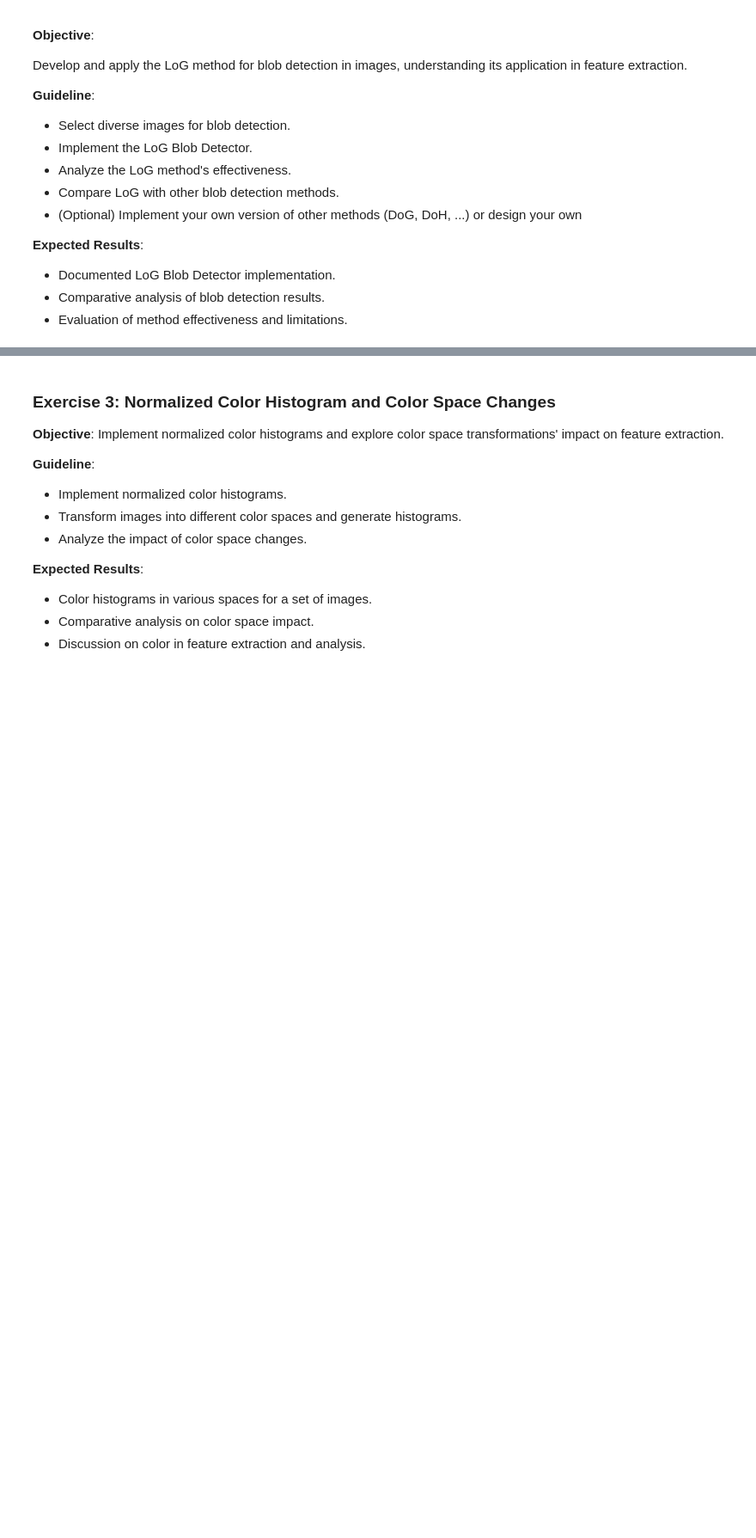
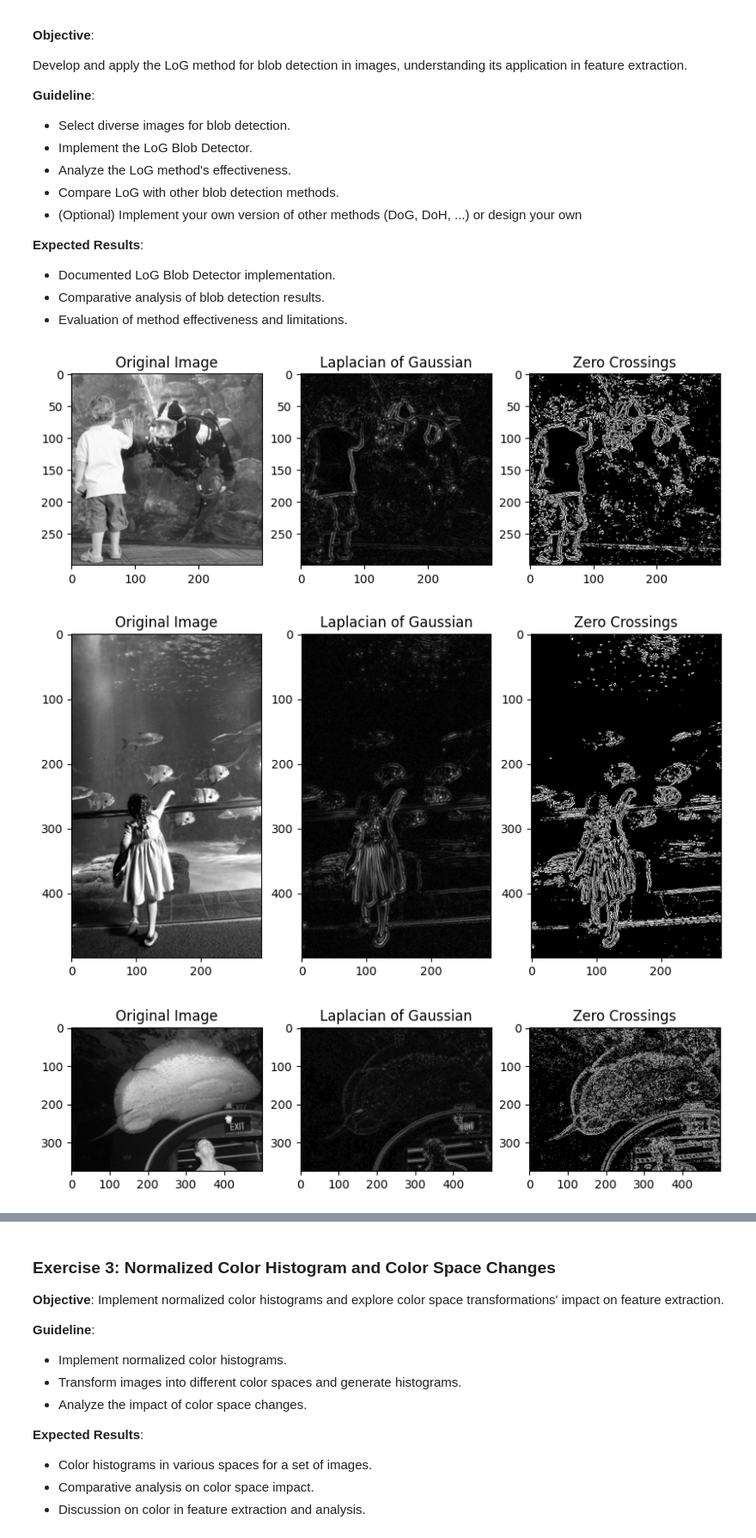
Before and after one commit to IvanGomez37/UAB23-Computer-Vision-Labs, a Jupyter notebook: Lab 4/Practicum_Fondations_CV_Lab4.ipynb, the cells around one changed output, grey strips where cells are left out. Shown at 86% size. Cells and saved outputs as stored; diff of their text form; code cells hidden in the pictures; blank space fills up the shorter version.

```diff
--- a/Lab 4/Practicum_Fondations_CV_Lab4.ipynb
+++ b/Lab 4/Practicum_Fondations_CV_Lab4.ipynb
@@ -199,3 +199,49 @@ Develop and apply the LoG method for blob detection in images, understanding its
 - Documented LoG Blob Detector implementation.
 - Comparative analysis of blob detection results.
 - Evaluation of method effectiveness and limitations.
+# %%
+def log_blob_detector(image_path, sigma):
+    # Read the image
+    img = cv2.imread(image_path, cv2.IMREAD_GRAYSCALE)
+
+    # Apply Gaussian blur
+    img_blur = cv2.GaussianBlur(img, (0, 0), sigmaX=sigma, sigmaY=sigma)
+
+    # Apply Laplacian filter
+    img_log = cv2.Laplacian(img_blur, cv2.CV_64F)
+
+    # Find zero crossings
+    img_log_abs = np.absolute(img_log)
+    _, img_log_thresholded = cv2.threshold(img_log_abs, 0.1 * img_log_abs.max(), 255, cv2.THRESH_BINARY)
+
+    # Ensure the thresholded image has the correct data type
+    img_log_thresholded = img_log_thresholded.astype(np.uint8)
+
+    # Apply filter2D only to non-zero values (edges)
+    kernel = np.array([[0, -1, 0], [-1, 4, -1], [0, -1, 0]], dtype=np.float64)
+    img_log_zero_crossings = cv2.filter2D(img_log_thresholded, cv2.CV_8U, kernel)
+
+    # Display the results
+    plt.figure(figsize=(10, 5))
+    plt.subplot(131), plt.imshow(img, cmap='gray'), plt.title('Original Image')
+    plt.subplot(132), plt.imshow(img_log_abs, cmap='gray'), plt.title('Laplacian of Gaussian')
+    plt.subplot(133), plt.imshow(img_log_zero_crossings, cmap='gray'), plt.title('Zero Crossings')
+    plt.show()
+
+# List of images
+images_path = [
+    os.path.join(path_images_train, "aquarium", "sun_acjrhiyqadrbtovi.jpg"),
+    os.path.join(path_images_train, "aquarium", "sun_aamlnkpomzzujqpa.jpg"),
+    os.path.join(path_images_train, "aquarium", "sun_aashbnpnxflmstxu.jpg"),
+    os.path.join(path_images_train, "kitchen", "sun_afbibxsnpvkmvhxn.jpg"),
+    os.path.join(path_images_train, "kitchen", "sun_acgxyyrqtufcunpm.jpg"),
+    os.path.join(path_images_train, "kitchen", "sun_ahyafiyoyrzkifbh.jpg")
+]
+
+for image_path in images_path:
+    sigma_value = 1.5
+    log_blob_detector(image_path, sigma_value)
+# %% [output]
+[figure, added]
+[figure, added]
+[figure, added]
```
Also changed, not shown: parts of 1 cell of this notebook.
